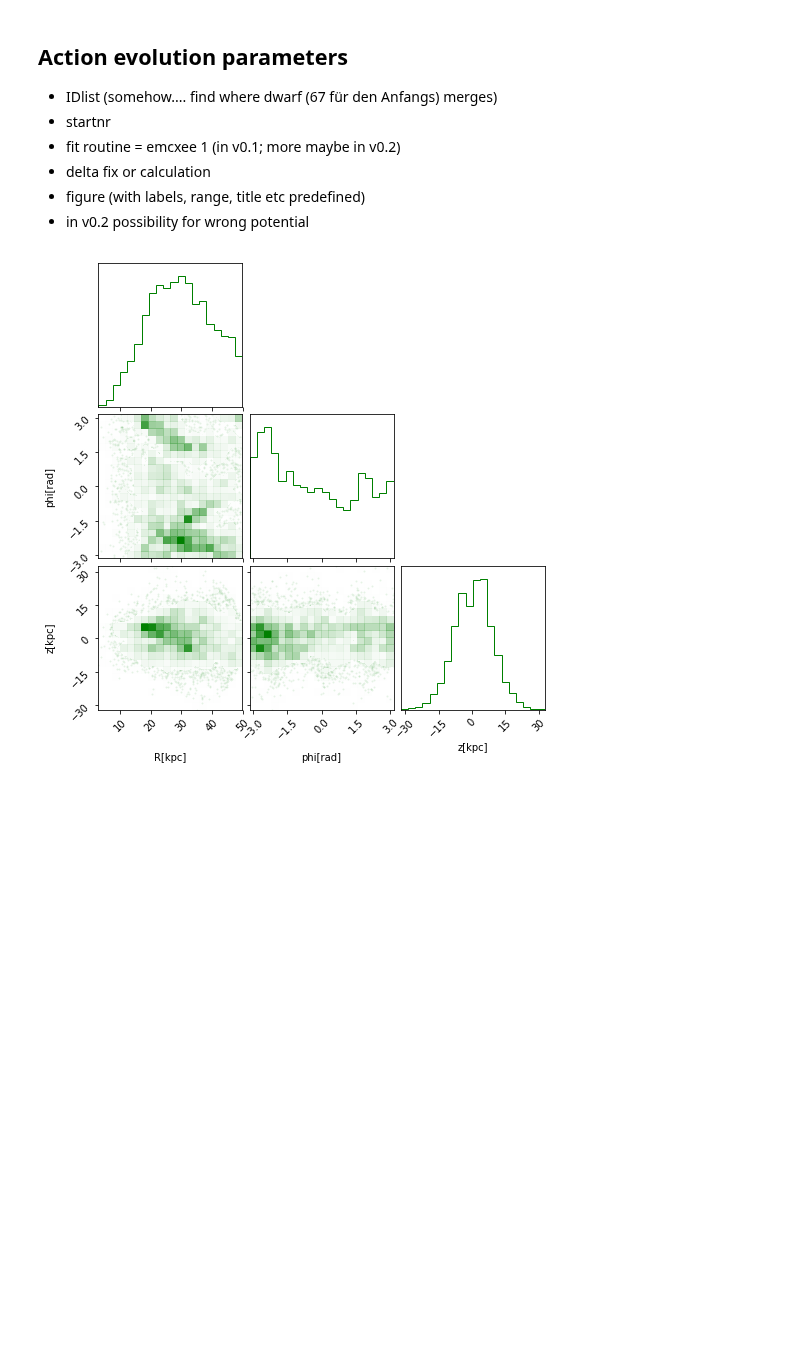
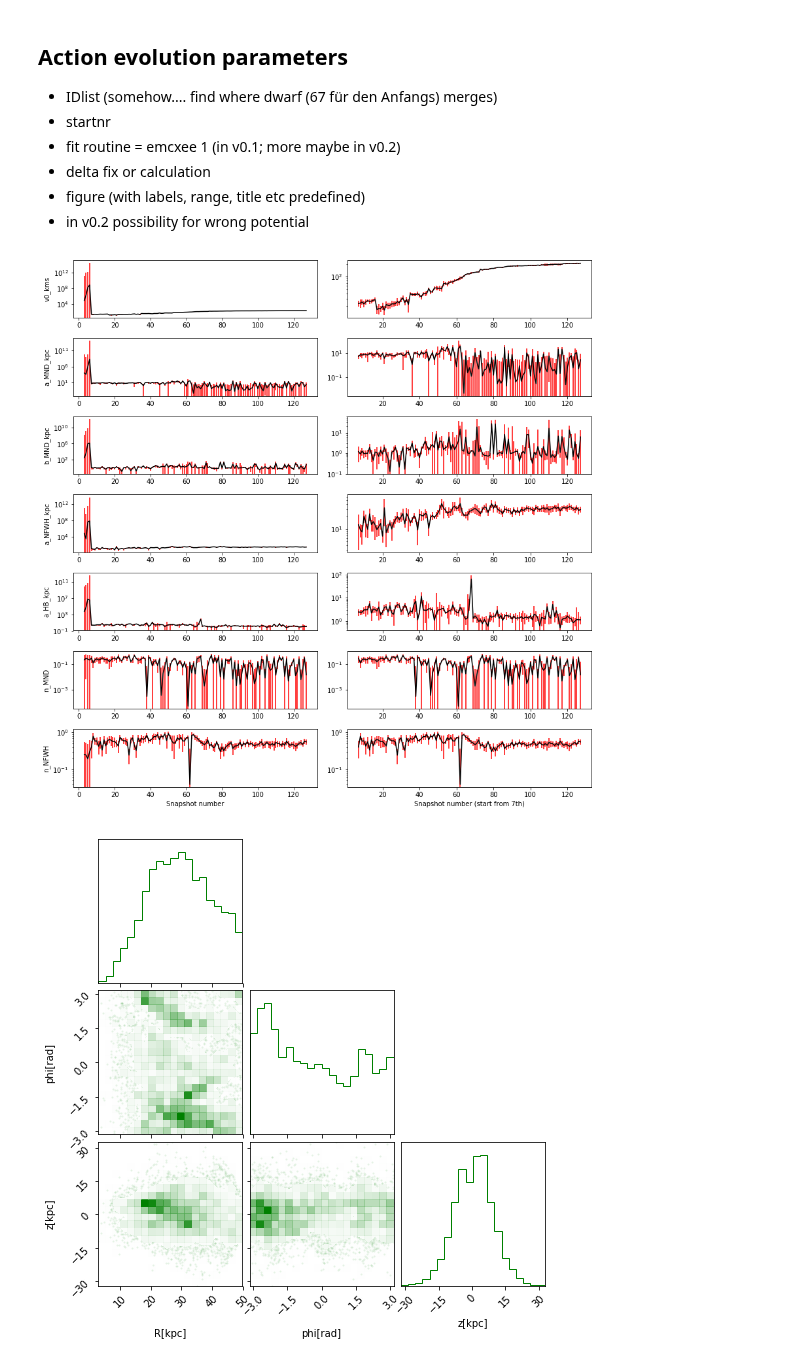
Before and after one commit to sophialilleengen/masterproject, a Jupyter notebook: notebooks/1action.ipynb, the cells around one changed output. Drawn from its saved outputs; the diff is of its cells as text; code cells hidden in the pictures; blank space fills up the shorter version.

Commit message:
potential fit parameter evolution

```diff
--- a/notebooks/1action.ipynb
+++ b/notebooks/1action.ipynb
@@ -5,6 +5,7 @@ machine = 'magny'
 if machine == 'magny':
     filedir = "/home/extmilan/masterthesis/files/"
     basedir = "/hits/universe/GigaGalaxy/level4_MHD/"
+    plotdir = "/home/extmilan/masterthesis/plots/"
 elif machine == 'mac':
     filedir = "/Users/smilanov/Documents/masterthesis/auriga_files/files/"
     basedir = "/Users/smilanov/Desktop/Auriga/level4/"
@@ -139,5 +141,29 @@ n_HB_err        = pot_params[16, :]
 
 snapnr = np.array(snapnr, dtype = int)
+# %%
+ndim = 7
+labels = ["v0_kms","a_MND_kpc","b_MND_kpc","a_NFWH_kpc","a_HB_kpc","n_MND","n_NFWH","n_HB"]
+
+f, axes = plt.subplots(7, 2, figsize=(12,12))
+
+params = np.vstack([v0_kms, a_MND_kpc, b_MND_kpc, a_NFWH_kpc, a_HB_kpc, n_MND, n_NFWH, n_HB])
+params_err = np.vstack([v0_kms_err, a_MND_kpc_err, b_MND_kpc_err, a_NFWH_kpc_err, a_HB_kpc_err, n_MND_err, n_NFWH_err, n_HB_err])
+for ii in range(ndim):
+    if ii == (ndim - 1):
+        axes[ii,0].set_xlabel('Snapshot number')
+    axes[ii,0].set_ylabel(labels[ii])
+    axes[ii,0].errorbar(snapnr, params[ii],yerr= params_err[ii], color='k', ecolor='r')
+    axes[ii,0].set_yscale('log', nonposy="clip")
+for ii in range(ndim):
+    if ii == (ndim - 1):
+        axes[ii,1].set_xlabel('Snapshot number (start from 7th)')
+    #axes[ii,1].set_ylabel(labels[ii])
+    axes[ii,1].errorbar(snapnr[4:], params[ii][4:],yerr= params_err[ii][4:], color='k', ecolor='r')
+    axes[ii,1].set_yscale('log', nonposy="clip")
+f.tight_layout()
+f.savefig(plotdir + 'parameter_evolution.png', dpi = 300, bbox_inches = 'tight', format = 'png')
+# %% [output]
+[figure, added]
 # %%
 # schau die animationsdokumentation genauer an um zu sehen was ich wann einlesen muss und worueber gelooped werden muss
 # entweder save as files oder finde einen anderen weg, wie ich die ids kriege
```
Also changed, not shown: parts of 3 cells of this notebook, 7 other files.
